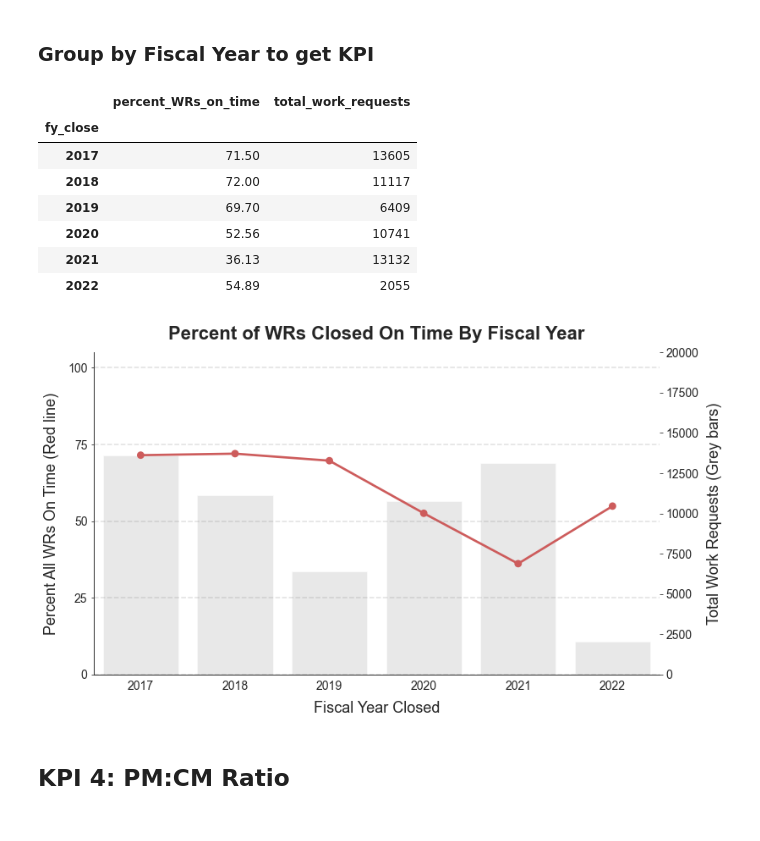
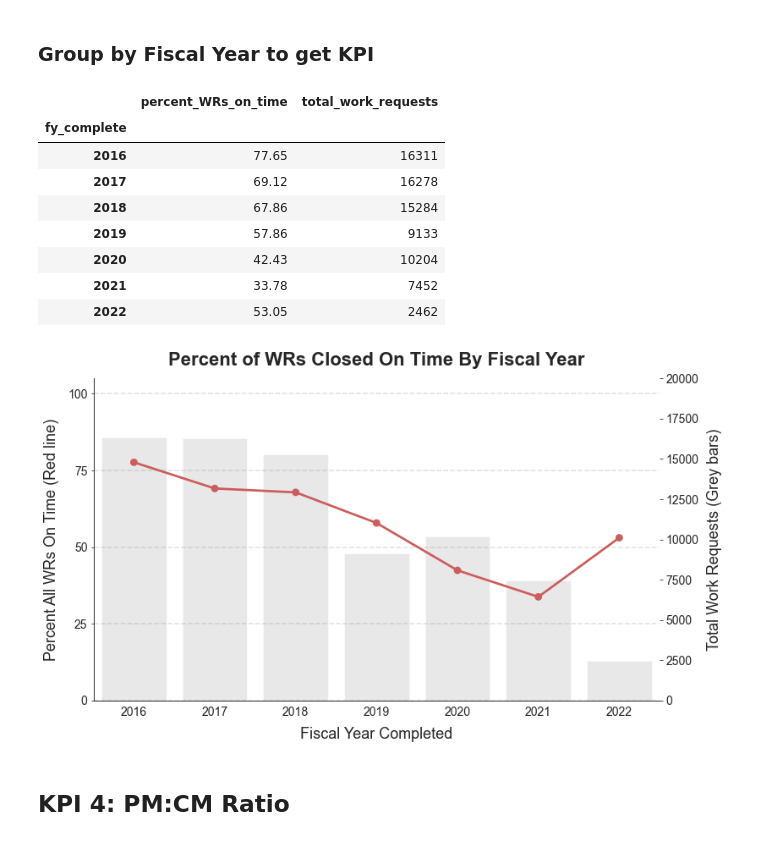
Before and after one commit to department-of-general-services/KPI_central, a Jupyter notebook: notebooks/FMD_scorecard.ipynb, the cells around one changed output. Saved outputs shown, nothing was run; the diff lists cells and outputs as text; code cells hidden in the pictures.

```diff
--- a/notebooks/FMD_scorecard.ipynb
+++ b/notebooks/FMD_scorecard.ipynb
@@ -342,34 +343,35 @@ df_all.sample(6, random_state=444)[
 ### Group by Fiscal Year to get KPI
 # %%
 all_compliance = compute_kpi_table(
-    df_all, "percent_WRs_on_time", "total_work_requests", grouping_var="fy_close"
+    df_all, "percent_WRs_on_time", "total_work_requests", grouping_var="fy_complete"
 )
 all_compliance
 # %% [output]
 |  | percent_WRs_on_time | total_work_requests |
-| fy_close |  |  |
-| 2017 | 71.50 | 13605 |
-| 2018 | 72.00 | 11117 |
-| 2019 | 69.70 | 6409 |
-| 2020 | 52.56 | 10741 |
-| 2021 | 36.13 | 13132 |
-| 2022 | 54.89 | 2055 |
+| fy_complete |  |  |
+| 2016 | 77.65 | 16311 |
+| 2017 | 69.12 | 16278 |
+| 2018 | 67.86 | 15284 |
+| 2019 | 57.86 | 9133 |
+| 2020 | 42.43 | 10204 |
+| 2021 | 33.78 | 7452 |
+| 2022 | 53.05 | 2462 |
 # %%
 pointplot_with_barplot(
     all_compliance,
     x=all_compliance.index,
     point_y="percent_WRs_on_time",
     bar_y="total_work_requests",
     yaxis_freq_bar=2500,
     yaxis_freq_point=25,
     ymax_bar=20_000,
-    xlabel="Fiscal Year Closed",
+    xlabel="Fiscal Year Completed",
     ylabel_point="Percent All WRs On Time (Red line)",
     ylabel_bar="Total Work Requests (Grey bars)",
     title="Percent of WRs Closed On Time By Fiscal Year",
 )
 # %% [output]
-[figure, old version]
+[figure, new version]
 # %% [markdown]
 ## KPI 4: PM:CM Ratio
 # %% [markdown]
```
Also changed, not shown: parts of 22 cells of this notebook, 1 other file.
